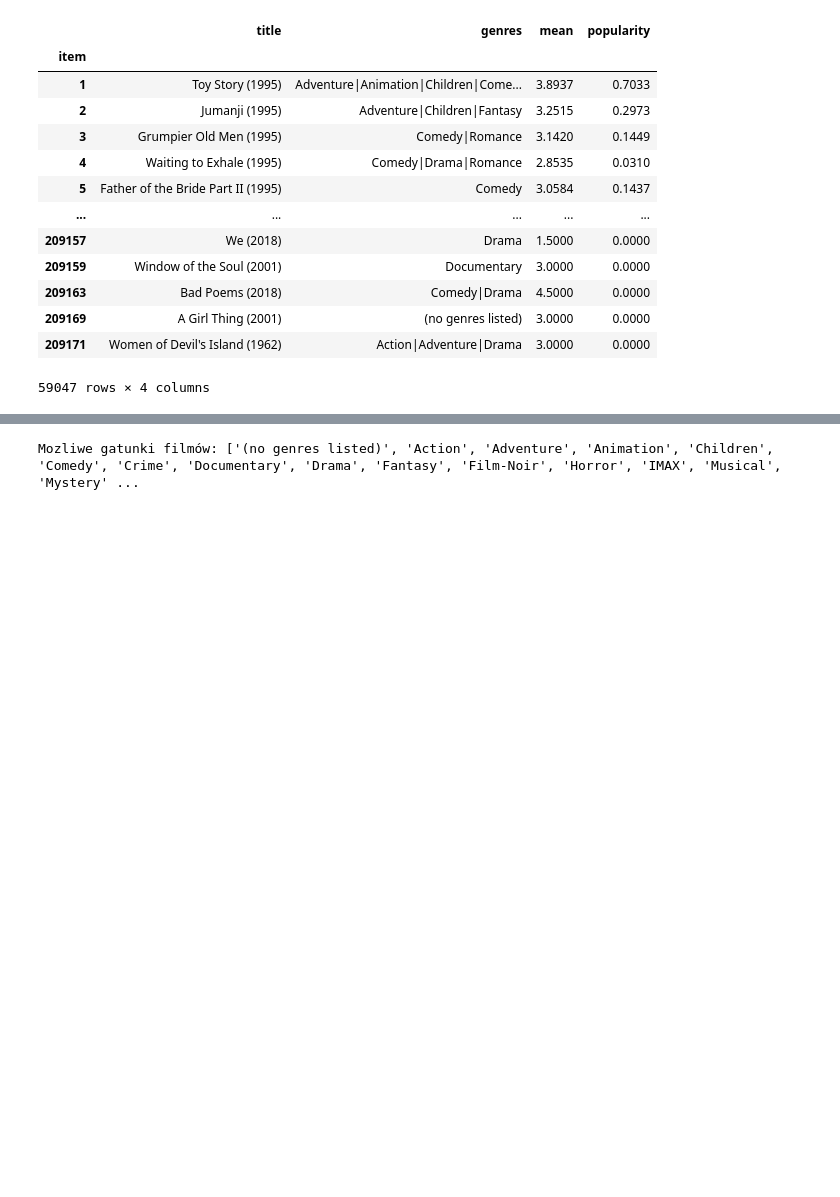
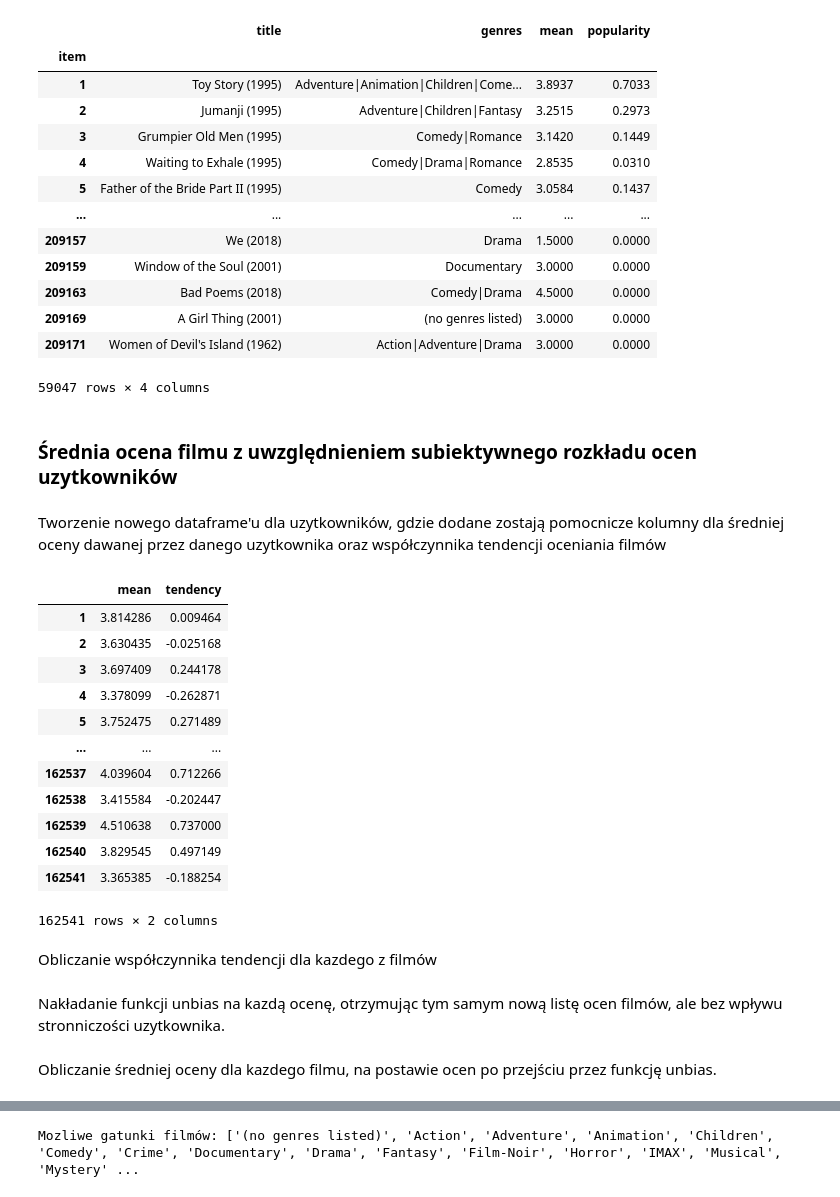
Before and after one commit to Ksmoosh/Recommender, a Jupyter notebook: analyze_data.ipynb, the cells around one changed output, grey strips where cells are left out. Cells and saved outputs as stored; diff of their text form; code cells hidden in the pictures; blank space fills up the shorter version.

```diff
--- a/analyze_data.ipynb
+++ b/analyze_data.ipynb
@@ -230,3 +232,7 @@ movies_optimized
 59047 rows × 4 columns
 # %%
 backup_cpy = movies_optimized.copy()
+# %% [markdown]
+### Średnia ocena filmu z uwzględnieniem subiektywnego rozkładu ocen uzytkowników
+# %% [markdown]
+Tworzenie nowego dataframe'u dla uzytkowników, gdzie dodane zostają pomocnicze kolumny dla średniej oceny dawanej przez danego uzytkownika oraz współczynnika tendencji oceniania filmów
@@ -232,0 +253,18 @@ backup_cpy = movies_optimized.copy()
+# %%
+user_df
+# %% [output]
+|  | mean | tendency |
+| 1 | 3.814286 | 0.009464 |
+| 2 | 3.630435 | -0.025168 |
+| 3 | 3.697409 | 0.244178 |
+| 4 | 3.378099 | -0.262871 |
+| 5 | 3.752475 | 0.271489 |
+| ... | ... | ... |
+| 162537 | 4.039604 | 0.712266 |
+| 162538 | 3.415584 | -0.202447 |
+| 162539 | 4.510638 | 0.737000 |
+| 162540 | 3.829545 | 0.497149 |
+| 162541 | 3.365385 | -0.188254 |
+162541 rows × 2 columns
+# %% [markdown]
+Obliczanie współczynnika tendencji dla kazdego z filmów
@@ -232,0 +284,2 @@ backup_cpy = movies_optimized.copy()
+# %% [markdown]
+Nakładanie funkcji unbias na kazdą ocenę, otrzymując tym samym nową listę ocen filmów, ale bez wpływu stronniczości uzytkownika.
@@ -232,0 +320,2 @@ backup_cpy = movies_optimized.copy()
+# %% [markdown]
+Obliczanie średniej oceny dla kazdego filmu, na postawie ocen po przejściu przez funkcję unbias.
```
Also changed, not shown: parts of 11 cells of this notebook.
